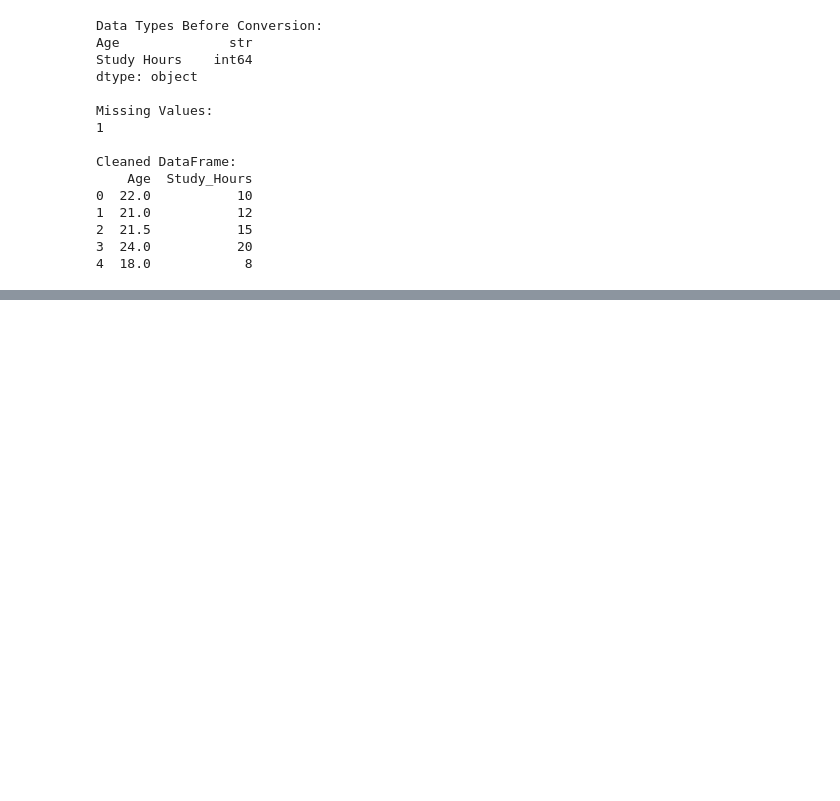
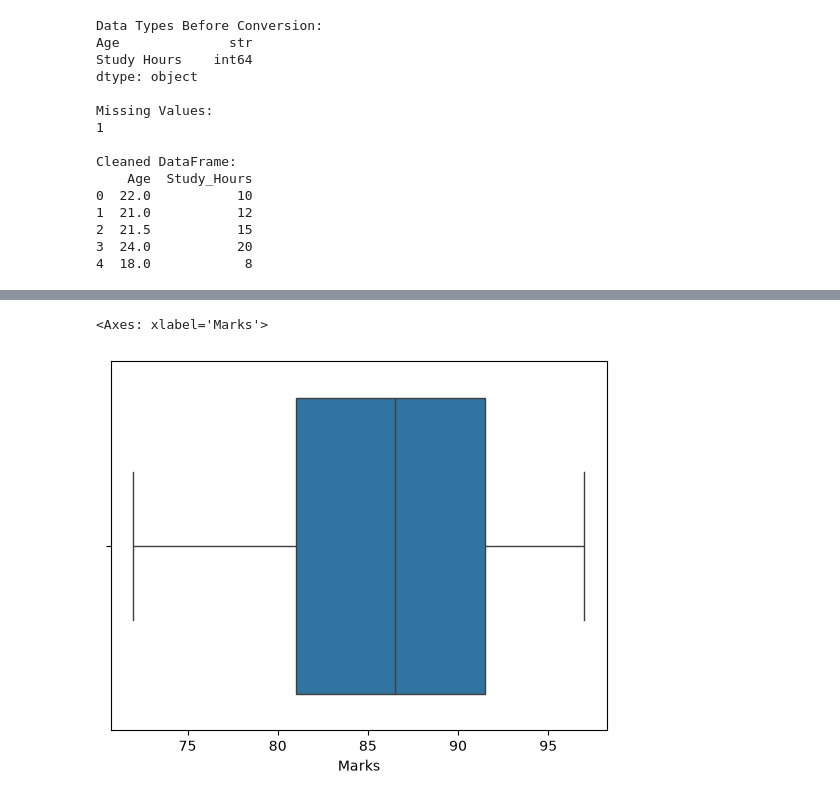
Before and after one commit to abid-rasel/MLOB_My_FILE, a Jupyter notebook: Session/Day 9/Exploratory Data Analysis (EDA).ipynb, the cells around one changed output, grey strips where cells are left out. Saved outputs shown, nothing was run; the diff lists cells and outputs as text; code cells hidden in the pictures; blank space fills up the shorter version.

```diff
--- a/Session/Day 9/Exploratory Data Analysis (EDA).ipynb
+++ b/Session/Day 9/Exploratory Data Analysis (EDA).ipynb
@@ -633,0 +737,8 @@ Cleaned DataFrame:
+# %%
+sns.boxplot(
+    data=df,
+    x="Marks"
+)
+# %% [output]
+<Axes: xlabel='Marks'>
+[figure, added]
```
Also changed, not shown: parts of 49 cells of this notebook.
